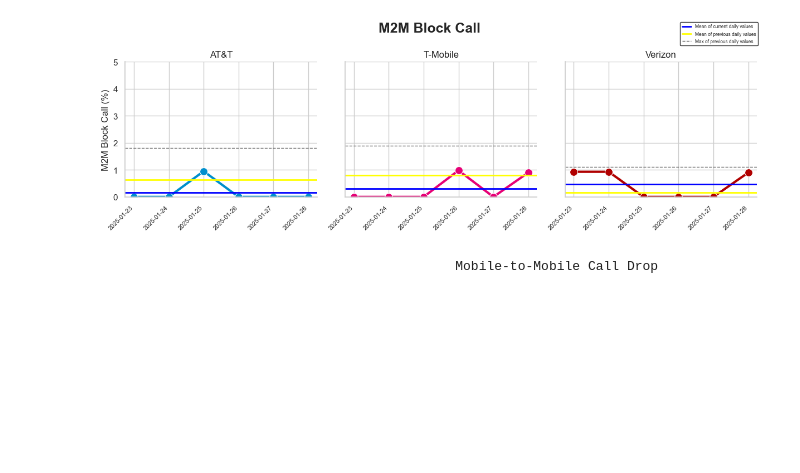
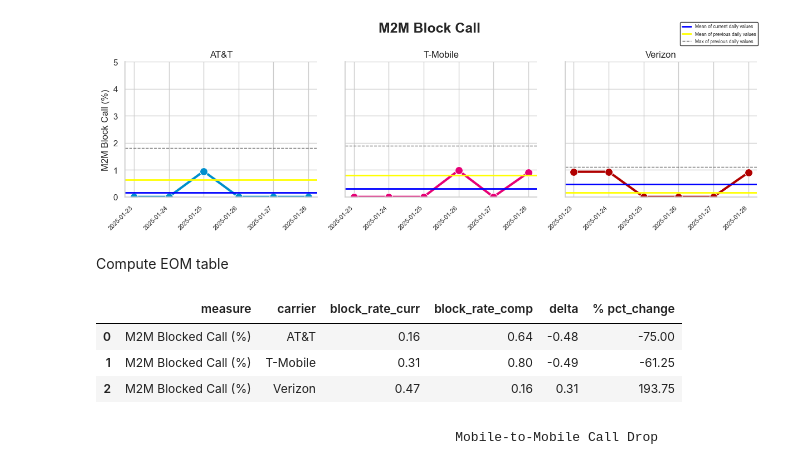
Before and after one commit to ookla-jennymassari/dq_reporting_test.py, a Jupyter notebook: dq_reporting_notebook.ipynb, the cells around one changed output. Drawn from its saved outputs; the diff is of its cells as text; code cells hidden in the pictures; blank space fills up the shorter version.

Commit message:
Added EOM table to M2M Blocked Call.

```diff
--- a/dq_reporting_notebook.ipynb
+++ b/dq_reporting_notebook.ipynb
@@ -1307,6 +1307,40 @@ plt.tight_layout()
 plt.show()
 # %% [output]
 [figure]
+# %% [markdown]
+Compute EOM table
+# %%
+#Merge and select columns
+block_rate = pd.merge(block_all_curr, block_all_comp, on='carrier', how='outer')
+
+block_rate = block_rate.drop(columns=['block_count_x', 'block_count_y', 'total_tests_x', 'total_tests_y'])
+
+#Delta
+block_rate['delta'] = (block_rate['block_rate_curr'] - block_rate['block_rate_comp'])
+
+#Calculate percentage change
+block_rate['pct_change'] = round(((block_rate['block_rate_curr'] - block_rate['block_rate_comp']) / block_rate['block_rate_comp']) * 100, 2)
+
+#Add measure column
+block_rate['measure'] = 'M2M Blocked Call (%)'
+
+#Reorder columns
+block_rate = block_rate[['measure', 'carrier', 'block_rate_curr', 'block_rate_comp', 'delta', 'pct_change']]
+
+#Rename columns
+block_rate = block_rate.rename(columns={
+    'mean_LTE_curr': 'current',
+    'mean_LTE_comp': 'comparison',
+    'delta': 'delta',
+    'pct_change': '% pct_change'
+})
+
+block_rate.head()
+# %% [output]
+|  | measure | carrier | block_rate_curr | block_rate_comp | delta | % pct_change |
+| 0 | M2M Blocked Call (%) | AT&T | 0.16 | 0.64 | -0.48 | -75.00 |
+| 1 | M2M Blocked Call (%) | T-Mobile | 0.31 | 0.80 | -0.49 | -61.25 |
+| 2 | M2M Blocked Call (%) | Verizon | 0.47 | 0.16 | 0.31 | 193.75 |
 # %% [markdown]
                                                 Mobile-to-Mobile Call Drop
 # %%
```
